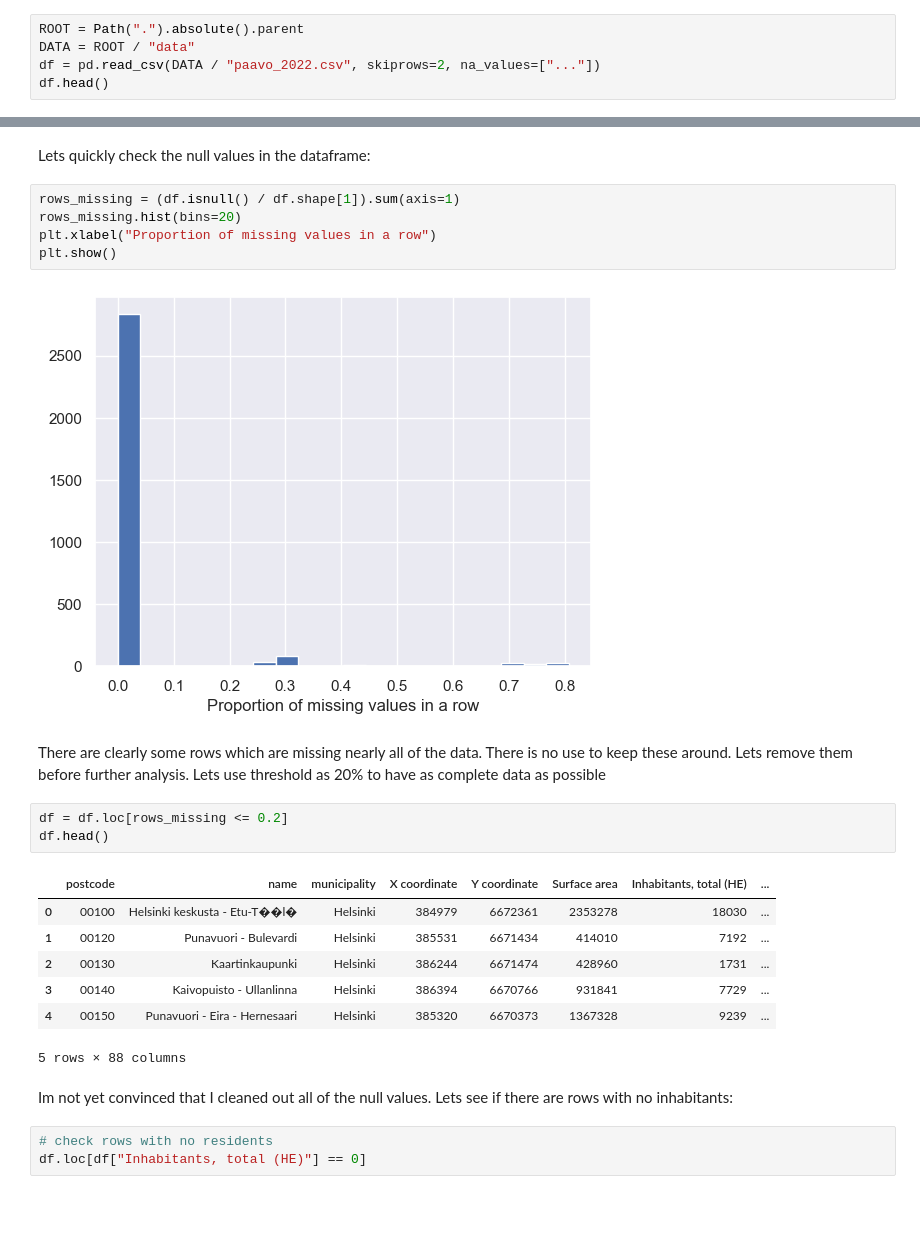
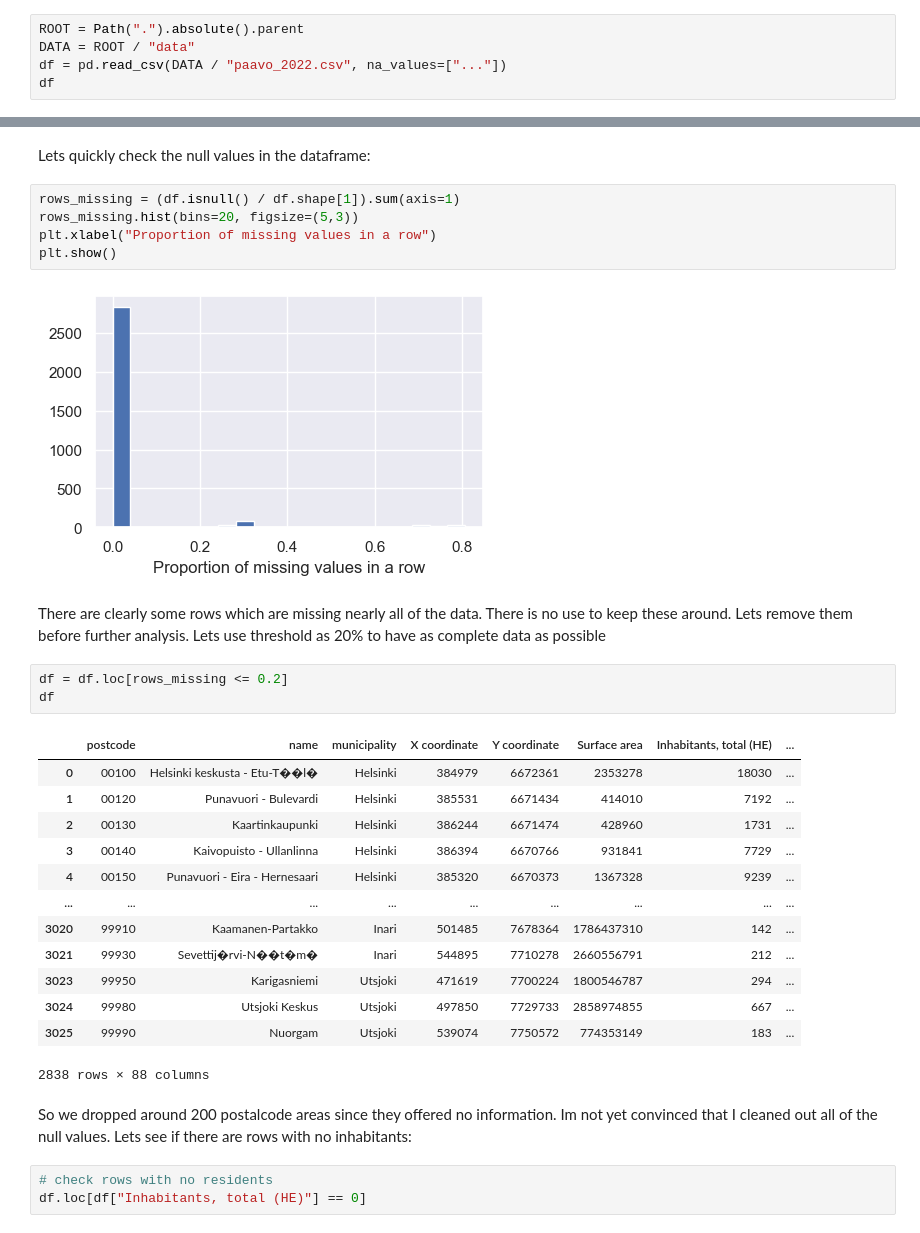
Before and after one commit to rasmussiljander/self-learning, a Jupyter notebook: postalcode_analysis/data_exploration/population.ipynb, the cells around one changed output, grey strips where cells are left out. Saved outputs shown, nothing was run; the diff lists cells and outputs as text; blank space fills up the shorter version.

Commit message:
updated population notebook
minor fixes + re running code with new data that was previously lost

```diff
--- a/postalcode_analysis/data_exploration/population.ipynb
+++ b/postalcode_analysis/data_exploration/population.ipynb
@@ -17,6 +20,6 @@ sns.set_theme()
 # %%
 ROOT = Path(".").absolute().parent
 DATA = ROOT / "data"
-df = pd.read_csv(DATA / "paavo_2022.csv", skiprows=2, na_values=["..."])
-df.head()
+df = pd.read_csv(DATA / "paavo_2022.csv", na_values=["..."])
+df
 # %% [output]
@@ -63,16 +76,16 @@ df.head()
 Lets quickly check the null values in the dataframe:
 # %%
 rows_missing = (df.isnull() / df.shape[1]).sum(axis=1)
-rows_missing.hist(bins=20)
+rows_missing.hist(bins=20, figsize=(5,3))
 plt.xlabel("Proportion of missing values in a row")
 plt.show()
 # %% [output]
-[figure, old version]
+[figure, new version]
 # %% [markdown]
 There are clearly some rows which are missing nearly all of the data. There is no use to keep these around. Lets remove them before further analysis. Lets use threshold as 20% to have as complete data as possible
 # %%
 df = df.loc[rows_missing <= 0.2]
-df.head()
+df
 # %% [output]
 |  | postcode | name | municipality | X coordinate | Y coordinate | Surface area | Inhabitants, total (HE) | ... |
 | 0 | 00100 | Helsinki keskusta - Etu-T��l� | Helsinki | 384979 | 6672361 | 2353278 | 18030 | ... |
@@ -80,9 +93,15 @@ df.head()
 | 2 | 00130 | Kaartinkaupunki | Helsinki | 386244 | 6671474 | 428960 | 1731 | ... |
 | 3 | 00140 | Kaivopuisto - Ullanlinna | Helsinki | 386394 | 6670766 | 931841 | 7729 | ... |
 | 4 | 00150 | Punavuori - Eira - Hernesaari | Helsinki | 385320 | 6670373 | 1367328 | 9239 | ... |
+| ... | ... | ... | ... | ... | ... | ... | ... | ... |
+| 3020 | 99910 | Kaamanen-Partakko | Inari | 501485 | 7678364 | 1786437310 | 142 | ... |
+| 3021 | 99930 | Sevettij�rvi-N��t�m� | Inari | 544895 | 7710278 | 2660556791 | 212 | ... |
+| 3023 | 99950 | Karigasniemi | Utsjoki | 471619 | 7700224 | 1800546787 | 294 | ... |
+| 3024 | 99980 | Utsjoki Keskus | Utsjoki | 497850 | 7729733 | 2858974855 | 667 | ... |
+| 3025 | 99990 | Nuorgam | Utsjoki | 539074 | 7750572 | 774353149 | 183 | ... |
-5 rows × 88 columns
+2838 rows × 88 columns
 # %% [markdown]
-Im not yet convinced that I cleaned out all of the null values. Lets see if there are rows with no inhabitants:
+So we dropped around 200 postalcode areas since they offered no information. Im not yet convinced that I cleaned out all of the null values. Lets see if there are rows with no inhabitants:
 # %%
 # check rows with no residents
 df.loc[df["Inhabitants, total (HE)"] == 0]
```
Also changed, not shown: parts of 38 cells of this notebook.
